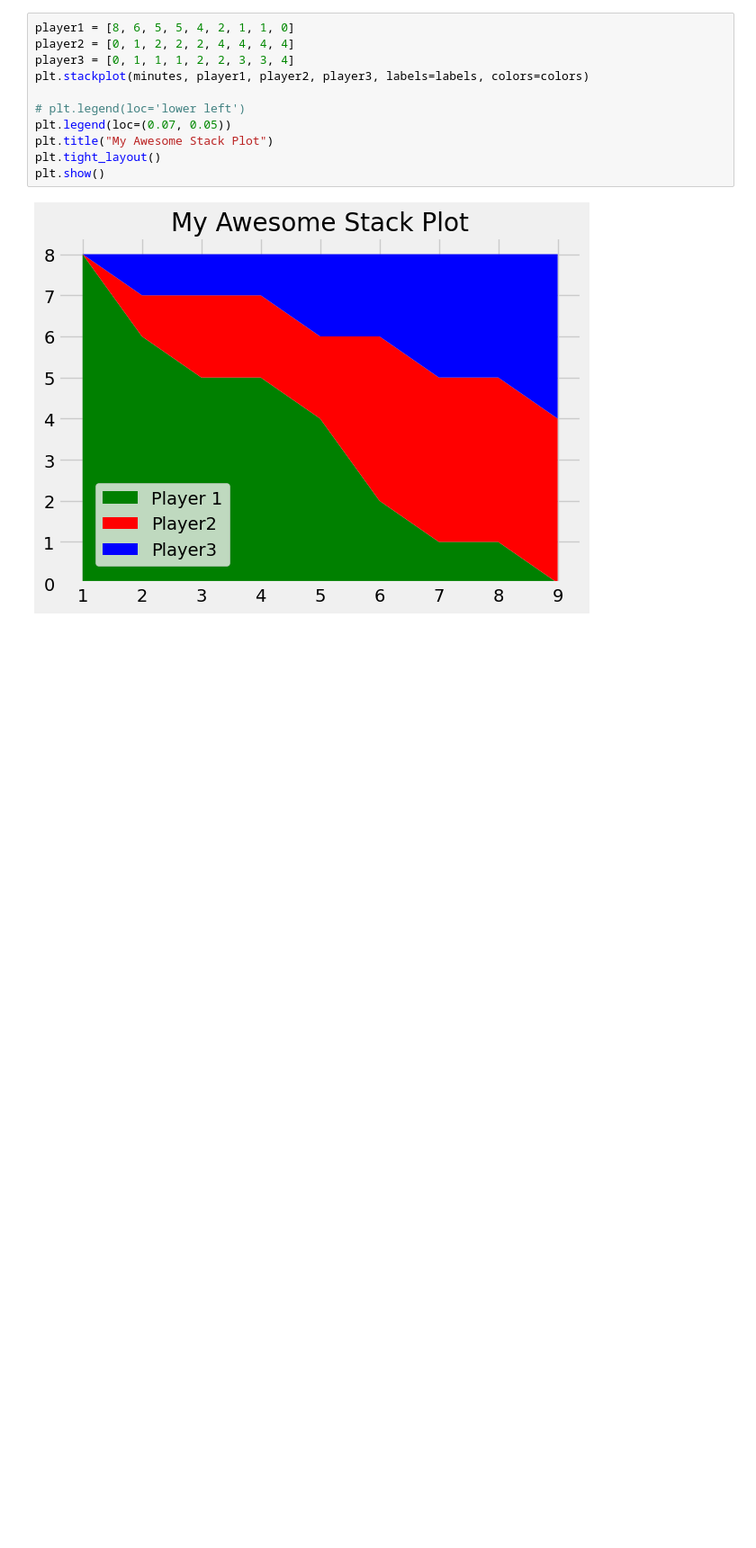
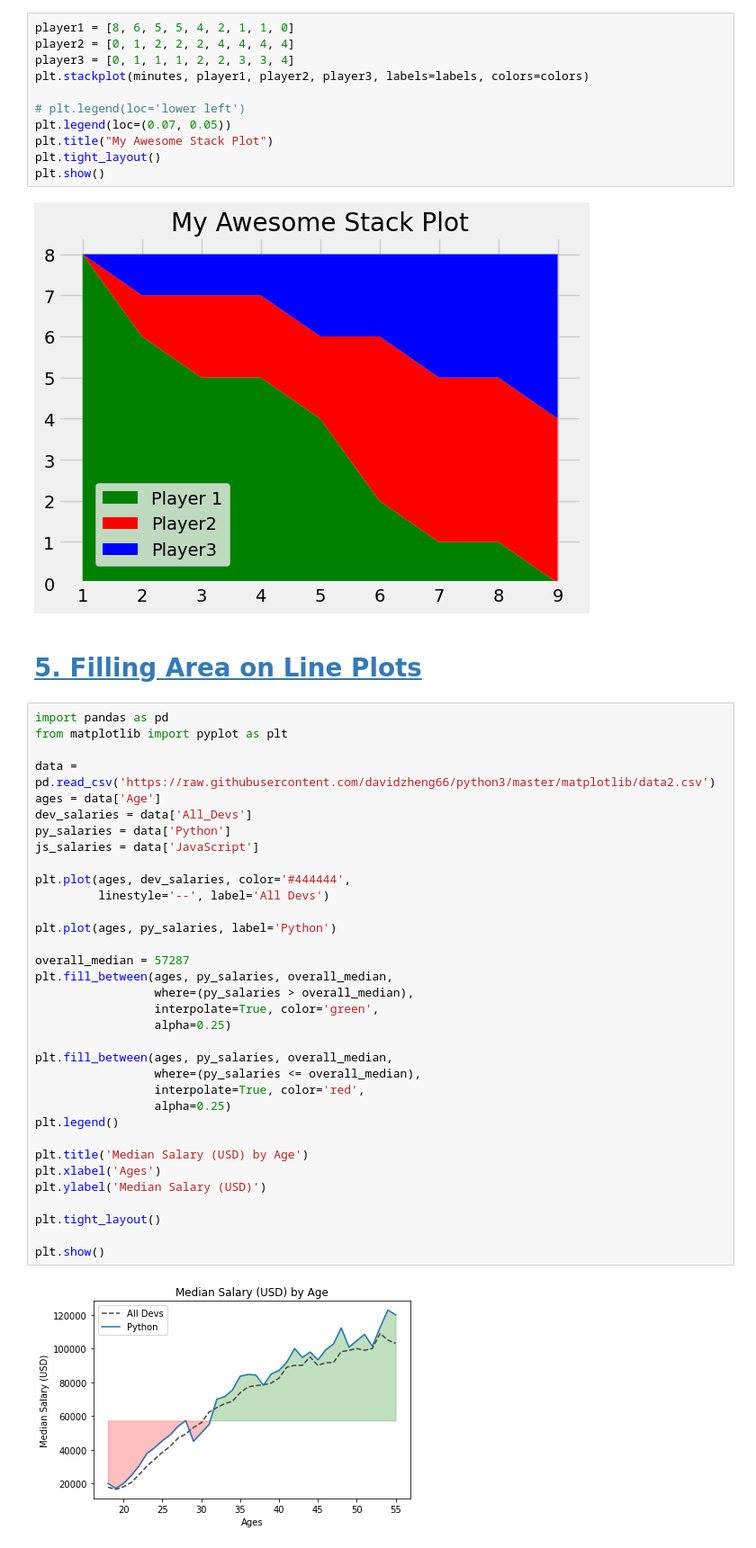
Before and after one commit to davidzheng66/python3, a Jupyter notebook: matplotlib/matplot.ipynb, the cells around one changed output. Shown at 90% size. Drawn from its saved outputs; the diff is of its cells as text; blank space fills up the shorter version.

Commit message:
Add filling area on Line Plots

```diff
--- a/matplotlib/matplot.ipynb
+++ b/matplotlib/matplot.ipynb
@@ -298,3 +298,41 @@ plt.tight_layout()
 plt.show()
 # %% [output]
 [figure]
+# %% [markdown]
+# [5. Filling Area on Line Plots](https://www.youtube.com/watch?v=x0Uguu7gqgk)
+# %%
+import pandas as pd
+from matplotlib import pyplot as plt
+
+data = pd.read_csv('https://raw.githubusercontent.com/davidzheng66/python3/master/matplotlib/data2.csv')
+ages = data['Age']
+dev_salaries = data['All_Devs']
+py_salaries = data['Python']
+js_salaries = data['JavaScript']
+
+plt.plot(ages, dev_salaries, color='#444444',
+         linestyle='--', label='All Devs')
+
+plt.plot(ages, py_salaries, label='Python')
+
+overall_median = 57287
+plt.fill_between(ages, py_salaries, overall_median,
+                 where=(py_salaries > overall_median),
+                 interpolate=True, color='green',
+                 alpha=0.25)
+
+plt.fill_between(ages, py_salaries, overall_median,
+                 where=(py_salaries <= overall_median),
+                 interpolate=True, color='red',
+                 alpha=0.25)
+plt.legend()
+
+plt.title('Median Salary (USD) by Age')
+plt.xlabel('Ages')
+plt.ylabel('Median Salary (USD)')
+
+plt.tight_layout()
+
+plt.show()
+# %% [output]
+[figure, added]
```
Also changed, not shown: parts of 3 cells of this notebook.
